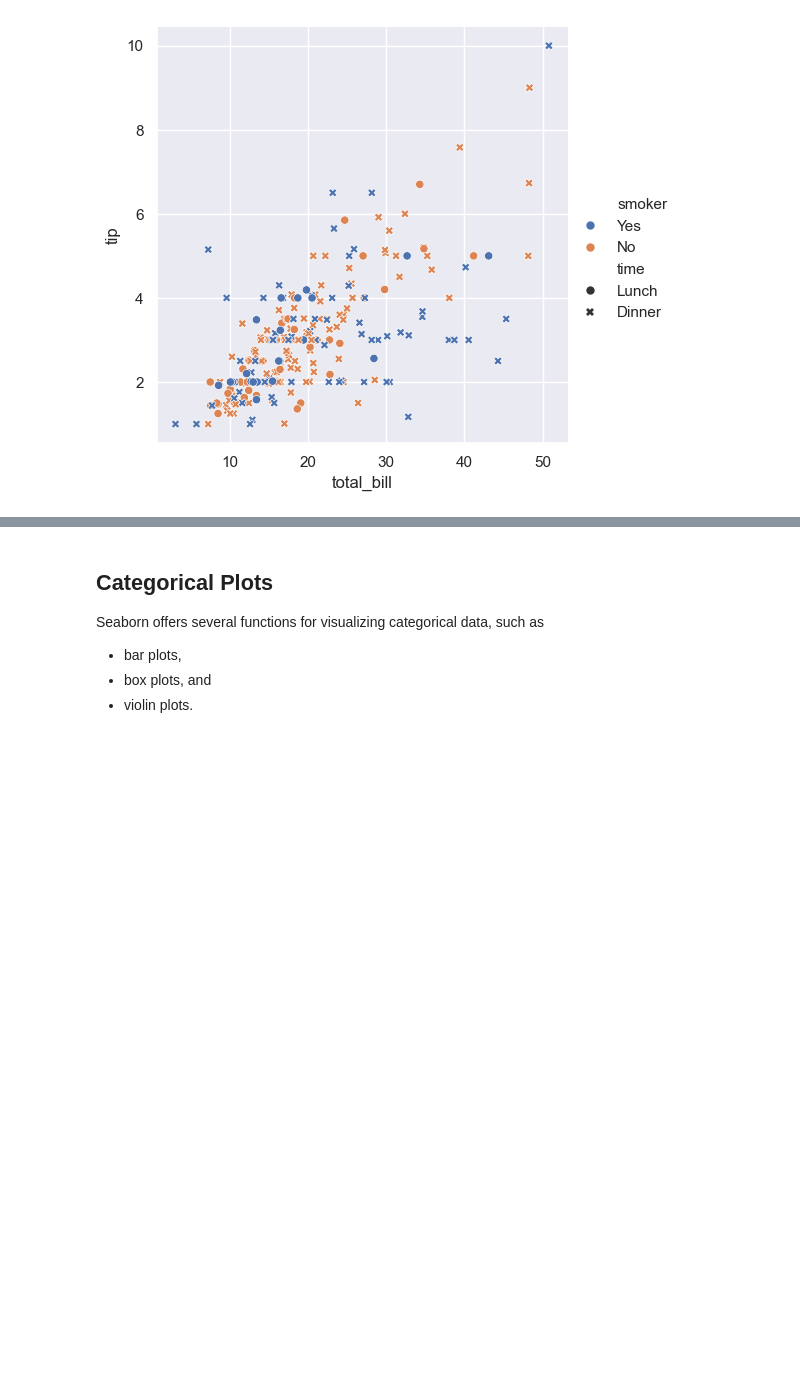
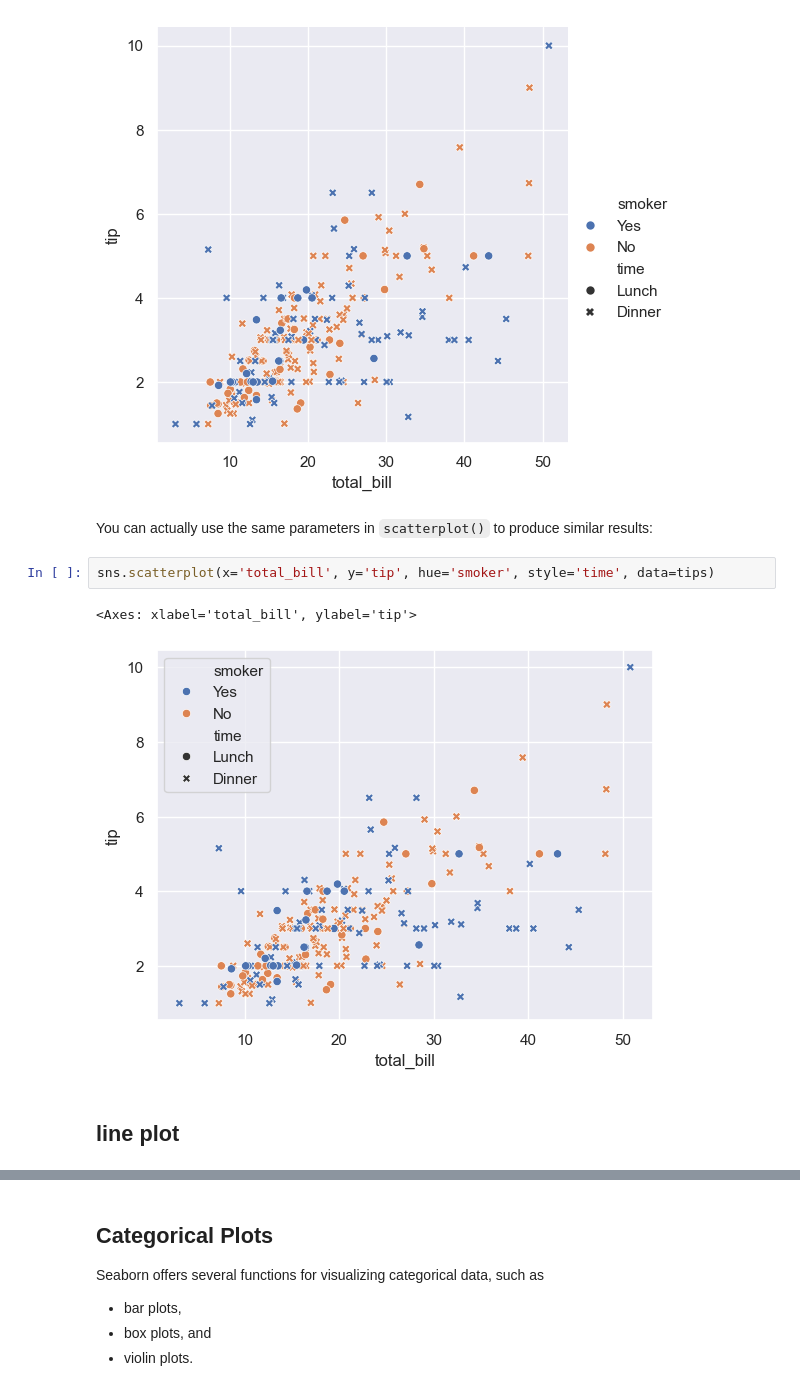
Before and after one commit to tychen742/thinkdsm, a Jupyter notebook: chapters/06-visualization/practice-sns.ipynb, the cells around one changed output, grey strips where cells are left out. Drawn from its saved outputs; the diff is of its cells as text; blank space fills up the shorter version.

```diff
--- a/chapters/06-visualization/practice-sns.ipynb
+++ b/chapters/06-visualization/practice-sns.ipynb
@@ -75,4 +99,13 @@ sns.relplot(x='total_bill', y='tip', hue='smoker', style='time', data=tips)
 [figure]
 [figure]
 [figure]
+# %% [markdown]
+You can actually use the same parameters in `scatterplot()` to produce similar results:
+# %%
+sns.scatterplot(x='total_bill', y='tip', hue='smoker', style='time', data=tips)
+# %% [output]
+<Axes: xlabel='total_bill', ylabel='tip'>
+[figure, added]
+# %% [markdown]
+## line plot
 # %%
```
Also changed, not shown: parts of 8 cells of this notebook, 7 other files.
